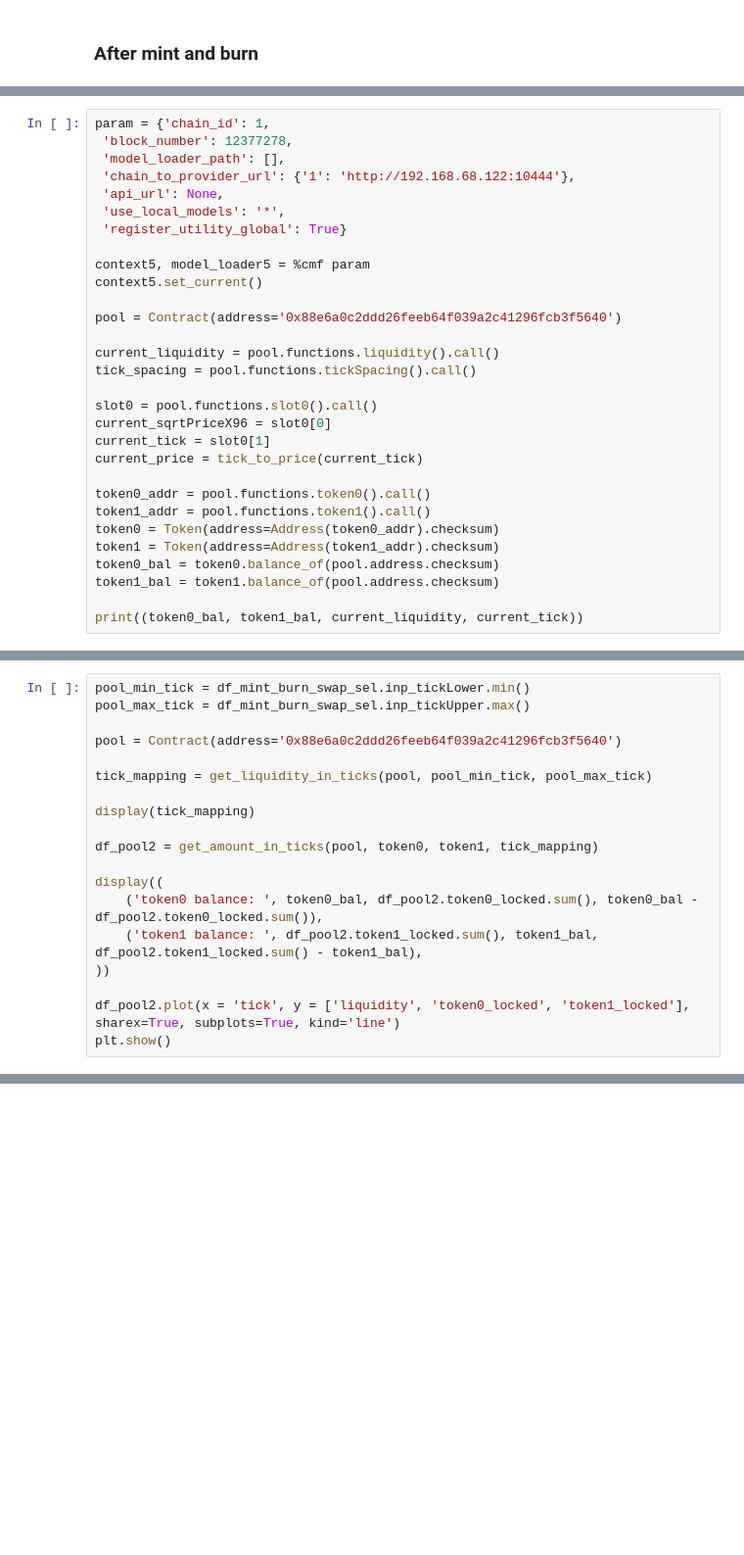
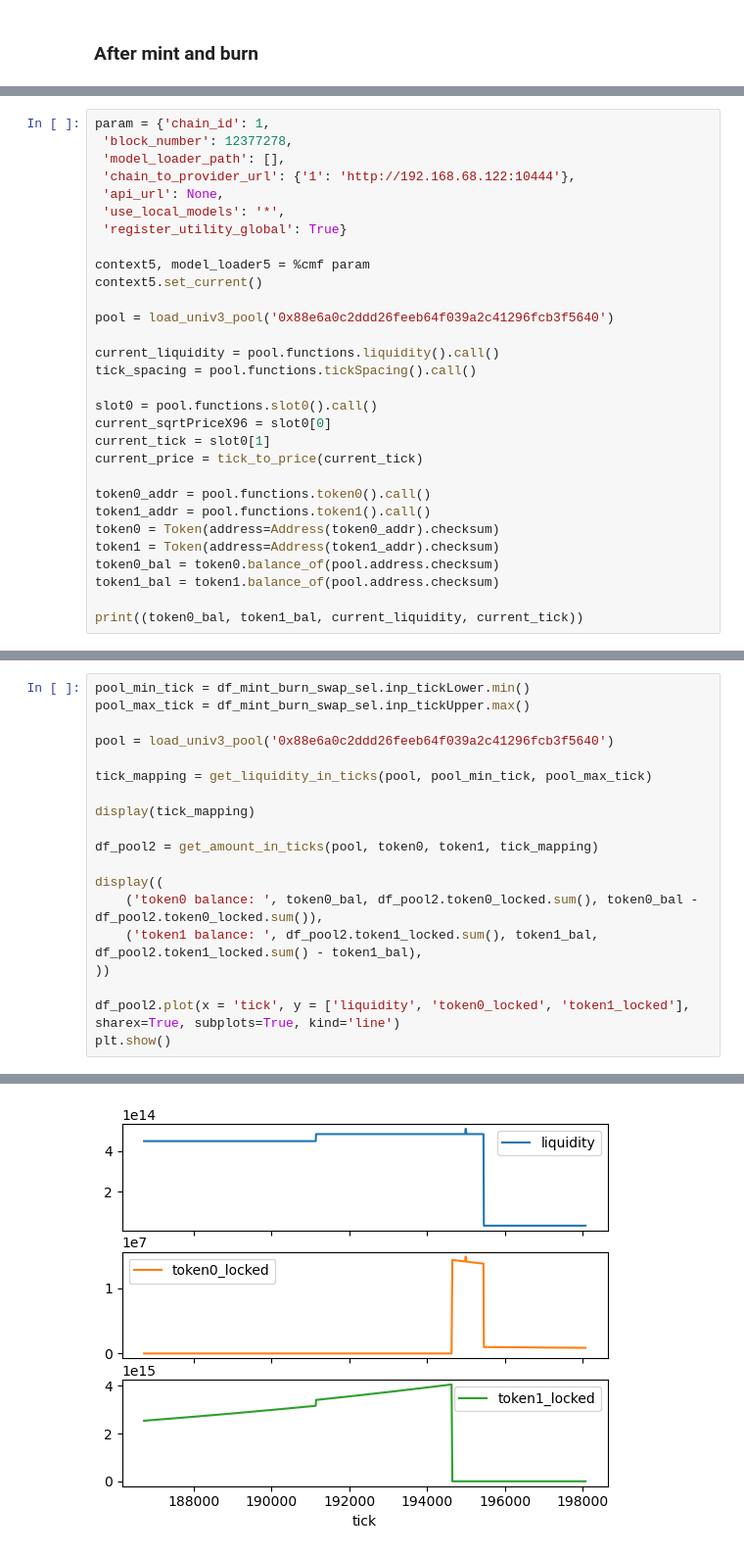
Before and after one commit to credmark/credmark-models-notebook, a Jupyter notebook: uniswap/v3-liquidity.ipynb, the cells around one changed output, grey strips where cells are left out. Shown at 98% size. Drawn from its saved outputs; the diff is of its cells as text; blank space fills up the shorter version.

```diff
--- a/uniswap/v3-liquidity.ipynb
+++ b/uniswap/v3-liquidity.ipynb
@@ -486,7 +744,7 @@ param = {'chain_id': 1,
 context5, model_loader5 = %cmf param
 context5.set_current()
 
-pool = Contract(address='0x88e6a0c2ddd26feeb64f039a2c41296fcb3f5640')
+pool = load_univ3_pool('0x88e6a0c2ddd26feeb64f039a2c41296fcb3f5640')
 
 current_liquidity = pool.functions.liquidity().call()
 tick_spacing = pool.functions.tickSpacing().call()
@@ -511,7 +780,7 @@ df_mint_burn_swap_sel
 pool_min_tick = df_mint_burn_swap_sel.inp_tickLower.min()
 pool_max_tick = df_mint_burn_swap_sel.inp_tickUpper.max()
 
-pool = Contract(address='0x88e6a0c2ddd26feeb64f039a2c41296fcb3f5640')
+pool = load_univ3_pool('0x88e6a0c2ddd26feeb64f039a2c41296fcb3f5640')
 
 tick_mapping = get_liquidity_in_ticks(pool, pool_min_tick, pool_max_tick)
 
@@ -526,3 +795,4 @@ display((
 
 df_pool2.plot(x = 'tick', y = ['liquidity', 'token0_locked', 'token1_locked'], sharex=True, subplots=True, kind='line')
 plt.show()
+# %% [output]
@@ -529,3 +811,4 @@ plt.show()
+[figure, added]
 # %%
 param = {'chain_id': 1,
  'block_number': 15269596,
```
Also changed, not shown: parts of 44 cells of this notebook, 18 other files.
